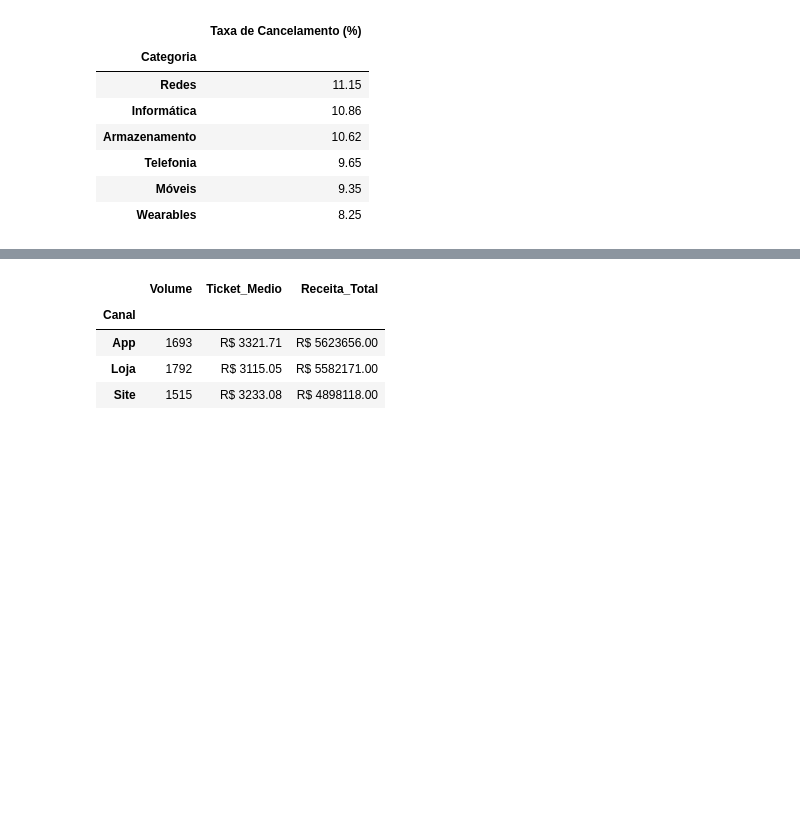
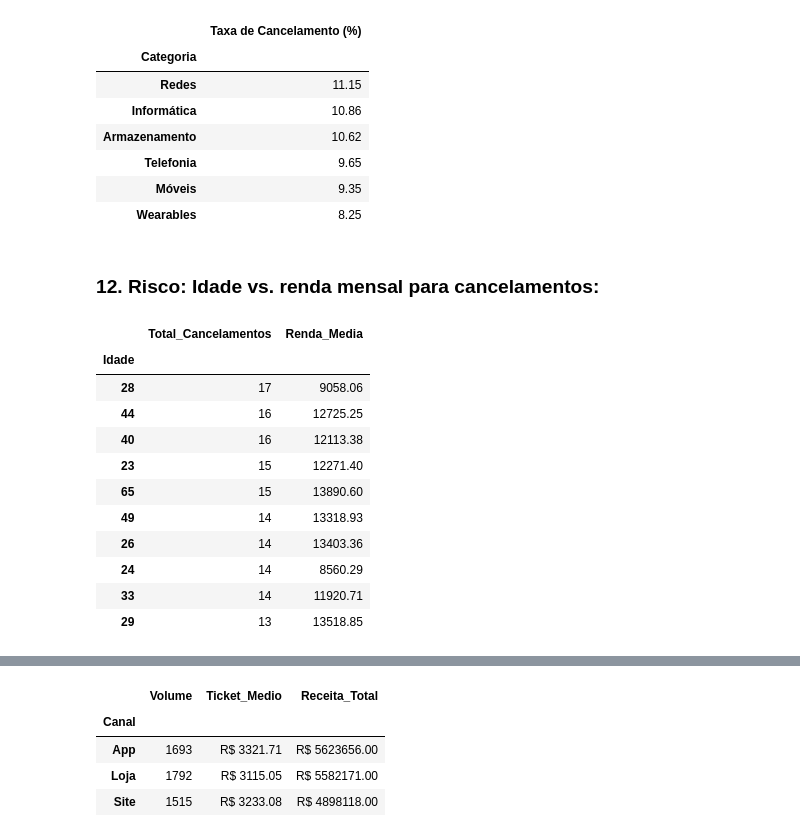
Before and after one commit to lexmoraes/data-science, a Jupyter notebook: desafio03.ipynb, the cells around one changed output, grey strips where cells are left out. Cells and saved outputs as stored; diff of their text form; code cells hidden in the pictures; blank space fills up the shorter version.

```diff
--- a/desafio03.ipynb
+++ b/desafio03.ipynb
@@ -186,3 +187,30 @@ df.groupby('Fraude') \
 | Telefonia | 9.65 |
 | Móveis | 9.35 |
 | Wearables | 8.25 |
+# %% [markdown]
+### 12. Risco: Idade vs. renda mensal para cancelamentos:
+# %%
+churn_idade = df.query("Cancelou == 1") \
+    .groupby('Idade') \
+    .agg(
+        Total_Cancelamentos=('ID_Compra', 'count'),
+        Renda_Media=('Renda_Mensal', 'mean')
+    ) \
+    .sort_values(by='Total_Cancelamentos', ascending=False) \
+    .head(10) \
+    .round(2)
+
+display(churn_idade)
+# %% [output]
+|  | Total_Cancelamentos | Renda_Media |
+| Idade |  |  |
+| 28 | 17 | 9058.06 |
+| 44 | 16 | 12725.25 |
+| 40 | 16 | 12113.38 |
+| 23 | 15 | 12271.40 |
+| 65 | 15 | 13890.60 |
+| 49 | 14 | 13318.93 |
+| 26 | 14 | 13403.36 |
+| 24 | 14 | 8560.29 |
+| 33 | 14 | 11920.71 |
+| 29 | 13 | 13518.85 |
```
Also changed, not shown: parts of 18 cells of this notebook.
